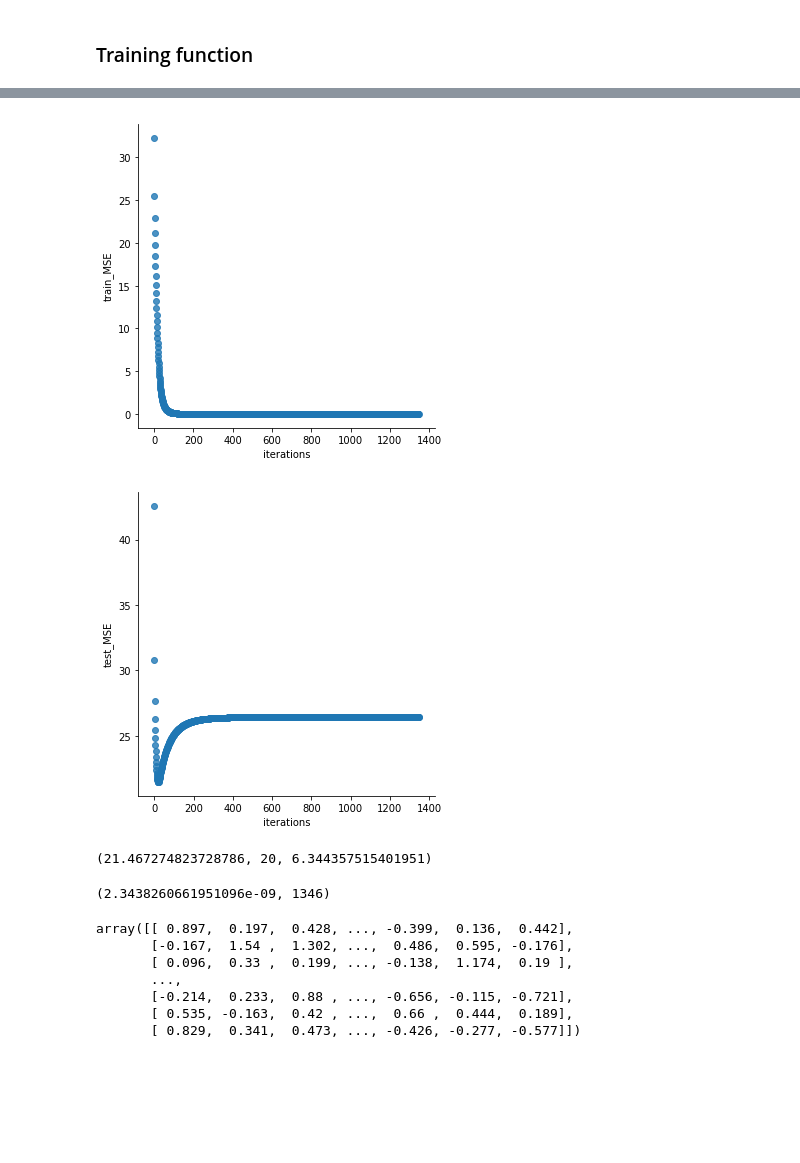
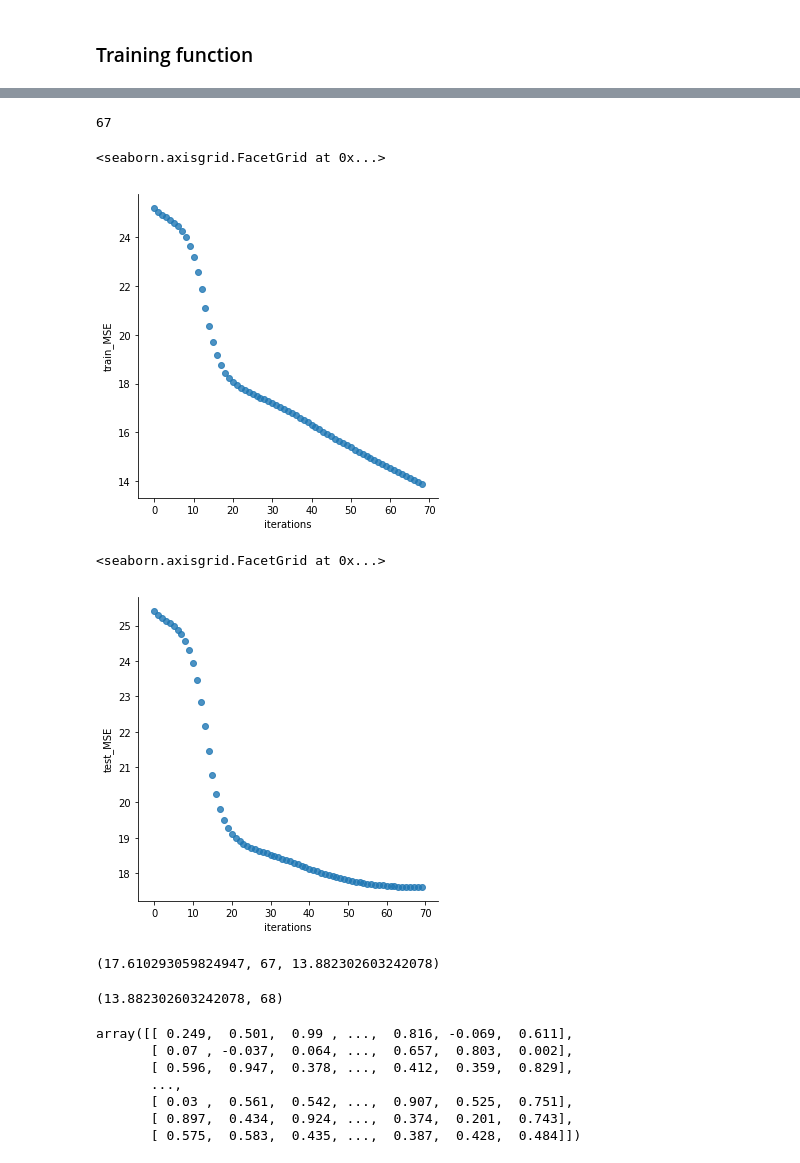
Before and after one commit to C-002/ce888labs, a Jupyter notebook: lab4_new/lab4_test.ipynb, the cells around one changed output, grey strips where cells are left out. Drawn from its saved outputs; the diff is of its cells as text; code cells hidden in the pictures; blank space fills up the shorter version.

```diff
--- a/lab4_new/lab4_test.ipynb
+++ b/lab4_new/lab4_test.ipynb
@@ -32,8 +32,8 @@ data.head()
 # %% [markdown]
 ### Prepare the dataset
 # %%
-#user_ratings = data.values
-user_ratings = data.values[0:100]
+user_ratings = data.values
+#user_ratings = data.values[0:100]
 # %%
 user_ratings_vali = np.zeros(user_ratings.shape) + 99.0
 user_ratings_copy = user_ratings.copy()
@@ -100,3 +97,10 @@ np.random.random()
+# %%
+    train_mse_loglist = []
+    test_mse_loglist = []
+    best_latent_user_preferences = latent_user_preferences.copy()
+    best_latent_item_features = latent_item_features.copy()
+    best_test_mse = 99999.0
+    best_loc = 0
 # %%
 def predict_rating(user_id,item_id):
     """ Predict a rating given a user_id and an item_id.
@@ -190,32 +188,42 @@ test_mse_loglist
+# %%
+best_loc
+# %% [output]
+67
 # %%
 import seaborn as sns
 # %%
 plotdata1 = DataFrame(np.vstack((np.arange(np.array(train_mse_loglist).shape[0]), train_mse_loglist)).T, columns=['iterations', 'train_MSE'])
 # %%
 sns_plot = sns.lmplot(plotdata1.columns[0], plotdata1.columns[1], data=plotdata1, fit_reg=False)
+sns_plot.savefig("Fulltext_predictions_trainMSE_%df_%d.png"%(n_features, best_loc), bbox_inches='tight')
+sns_plot
 # %% [output]
+<seaborn.axisgrid.FacetGrid at 0x...>
-[figure, old version]
+[figure, new version]
 # %%
 plotdata1 = DataFrame(np.vstack((np.arange(np.array(test_mse_loglist).shape[0]), test_mse_loglist)).T, columns=['iterations', 'test_MSE'])
 sns_plot = sns.lmplot(plotdata1.columns[0], plotdata1.columns[1], data=plotdata1, fit_reg=False)
+sns_plot.savefig("Fulltext_predictions_testMSE_%df_%d.png"%(n_features, best_loc), bbox_inches='tight')
+sns_plot
 # %% [output]
+<seaborn.axisgrid.FacetGrid at 0x...>
-[figure, old version]
+[figure, new version]
 # %%
 min(test_mse_loglist), test_mse_loglist.index(min(test_mse_loglist)), train_mse_loglist[test_mse_loglist.index(min(test_mse_loglist))+1]
 # %% [output]
-(21.467274823728786, 20, 6.344357515401951)
+(17.610293059824947, 67, 13.882302603242078)
 # %%
 min(train_mse_loglist), train_mse_loglist.index(min(train_mse_loglist)),
 # %% [output]
-(2.3438260661951096e-09, 1346)
+(13.882302603242078, 68)
 # %%
 latent_user_preferences
 # %% [output]
-array([[ 0.897,  0.197,  0.428, ..., -0.399,  0.136,  0.442],
-       [-0.167,  1.54 ,  1.302, ...,  0.486,  0.595, -0.176],
-       [ 0.096,  0.33 ,  0.199, ..., -0.138,  1.174,  0.19 ],
+array([[ 0.249,  0.501,  0.99 , ...,  0.816, -0.069,  0.611],
+       [ 0.07 , -0.037,  0.064, ...,  0.657,  0.803,  0.002],
+       [ 0.596,  0.947,  0.378, ...,  0.412,  0.359,  0.829],
        ...,
-       [-0.214,  0.233,  0.88 , ..., -0.656, -0.115, -0.721],
-       [ 0.535, -0.163,  0.42 , ...,  0.66 ,  0.444,  0.189],
-       [ 0.829,  0.341,  0.473, ..., -0.426, -0.277, -0.577]])
+       [ 0.03 ,  0.561,  0.542, ...,  0.907,  0.525,  0.751],
+       [ 0.897,  0.434,  0.924, ...,  0.374,  0.201,  0.743],
+       [ 0.575,  0.583,  0.435, ...,  0.387,  0.428,  0.484]])
 # %%
```
Also changed, not shown: parts of 18 cells of this notebook, 9 other files.
